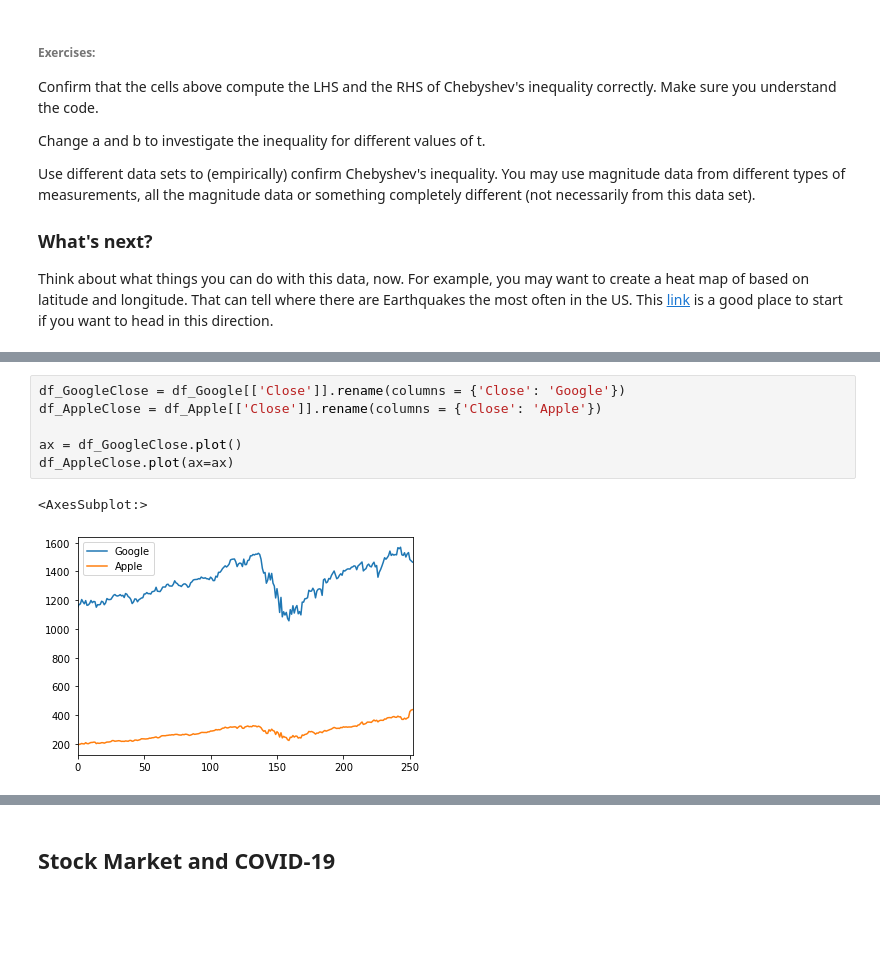
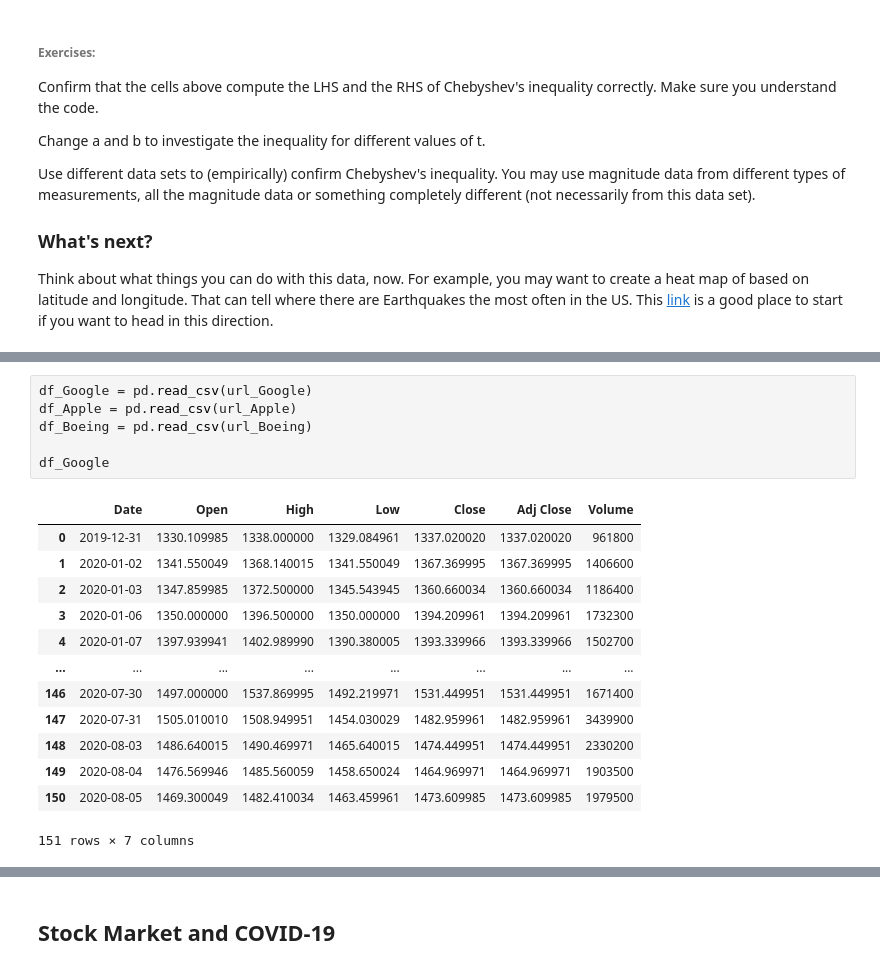
Before and after one commit to ArianNadjim/Tripods, a Jupyter notebook: PythonVershynin/Analyzing Real Life Data with Pandas.ipynb, the cells around one changed output, grey strips where cells are left out. Cells and saved outputs as stored; diff of their text form; blank space fills up the shorter version.

```diff
--- a/PythonVershynin/Analyzing Real Life Data with Pandas.ipynb
+++ b/PythonVershynin/Analyzing Real Life Data with Pandas.ipynb
@@ -258,9 +258,20 @@ df_Apple
-# %%
-df_GoogleClose = df_Google[['Close']].rename(columns = {'Close': 'Google'})
-df_AppleClose = df_Apple[['Close']].rename(columns = {'Close': 'Apple'})
-
-ax = df_GoogleClose.plot()
-df_AppleClose.plot(ax=ax)
-# %% [output]
-<AxesSubplot:>
-[figure, removed]
+# %%
+df_Google = pd.read_csv(url_Google)
+df_Apple = pd.read_csv(url_Apple)
+df_Boeing = pd.read_csv(url_Boeing)
+
+df_Google
+# %% [output]
+|  | Date | Open | High | Low | Close | Adj Close | Volume |
+| 0 | 2019-12-31 | 1330.109985 | 1338.000000 | 1329.084961 | 1337.020020 | 1337.020020 | 961800 |
+| 1 | 2020-01-02 | 1341.550049 | 1368.140015 | 1341.550049 | 1367.369995 | 1367.369995 | 1406600 |
+| 2 | 2020-01-03 | 1347.859985 | 1372.500000 | 1345.543945 | 1360.660034 | 1360.660034 | 1186400 |
+| 3 | 2020-01-06 | 1350.000000 | 1396.500000 | 1350.000000 | 1394.209961 | 1394.209961 | 1732300 |
+| 4 | 2020-01-07 | 1397.939941 | 1402.989990 | 1390.380005 | 1393.339966 | 1393.339966 | 1502700 |
+| ... | ... | ... | ... | ... | ... | ... | ... |
+| 146 | 2020-07-30 | 1497.000000 | 1537.869995 | 1492.219971 | 1531.449951 | 1531.449951 | 1671400 |
+| 147 | 2020-07-31 | 1505.010010 | 1508.949951 | 1454.030029 | 1482.959961 | 1482.959961 | 3439900 |
+| 148 | 2020-08-03 | 1486.640015 | 1490.469971 | 1465.640015 | 1474.449951 | 1474.449951 | 2330200 |
+| 149 | 2020-08-04 | 1476.569946 | 1485.560059 | 1458.650024 | 1464.969971 | 1464.969971 | 1903500 |
+| 150 | 2020-08-05 | 1469.300049 | 1482.410034 | 1463.459961 | 1473.609985 | 1473.609985 | 1979500 |
+151 rows × 7 columns
```
Also changed, not shown: parts of 22 cells of this notebook.
